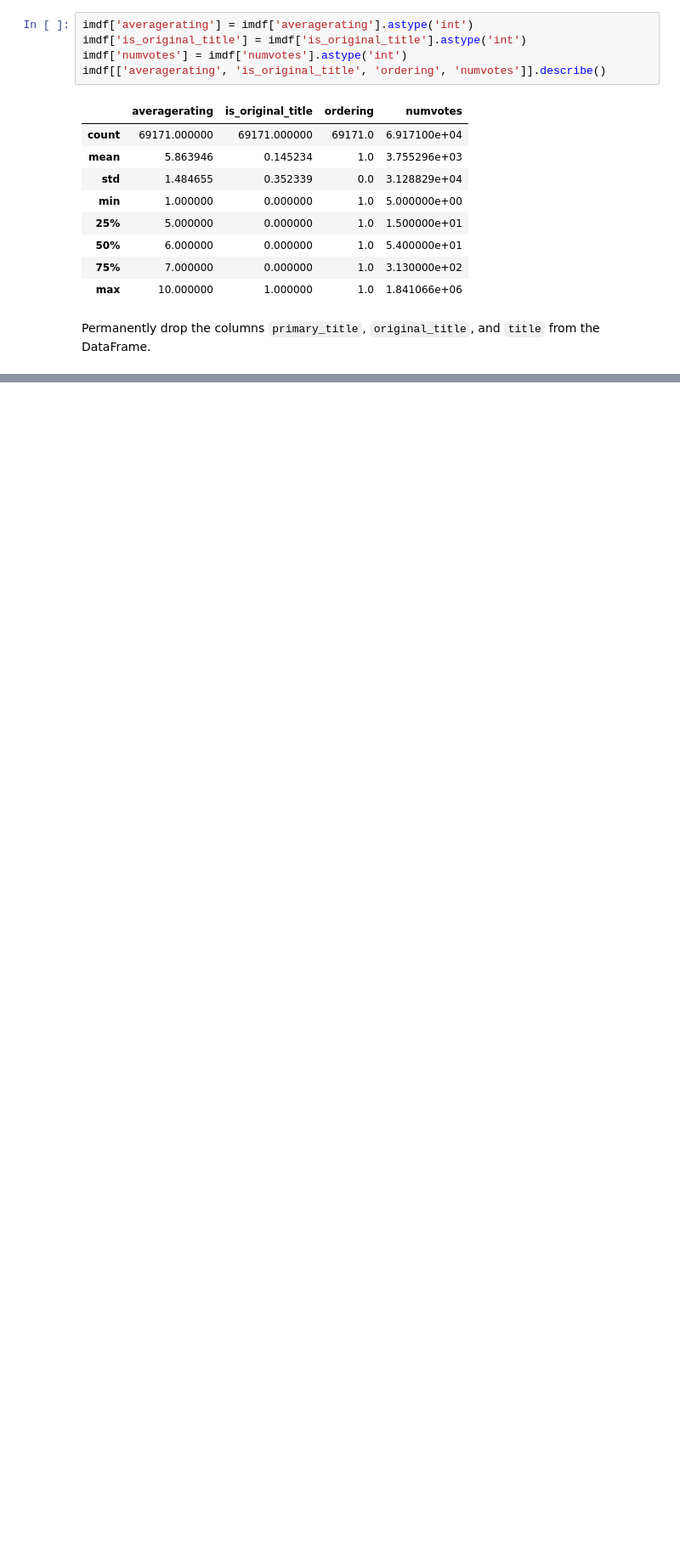
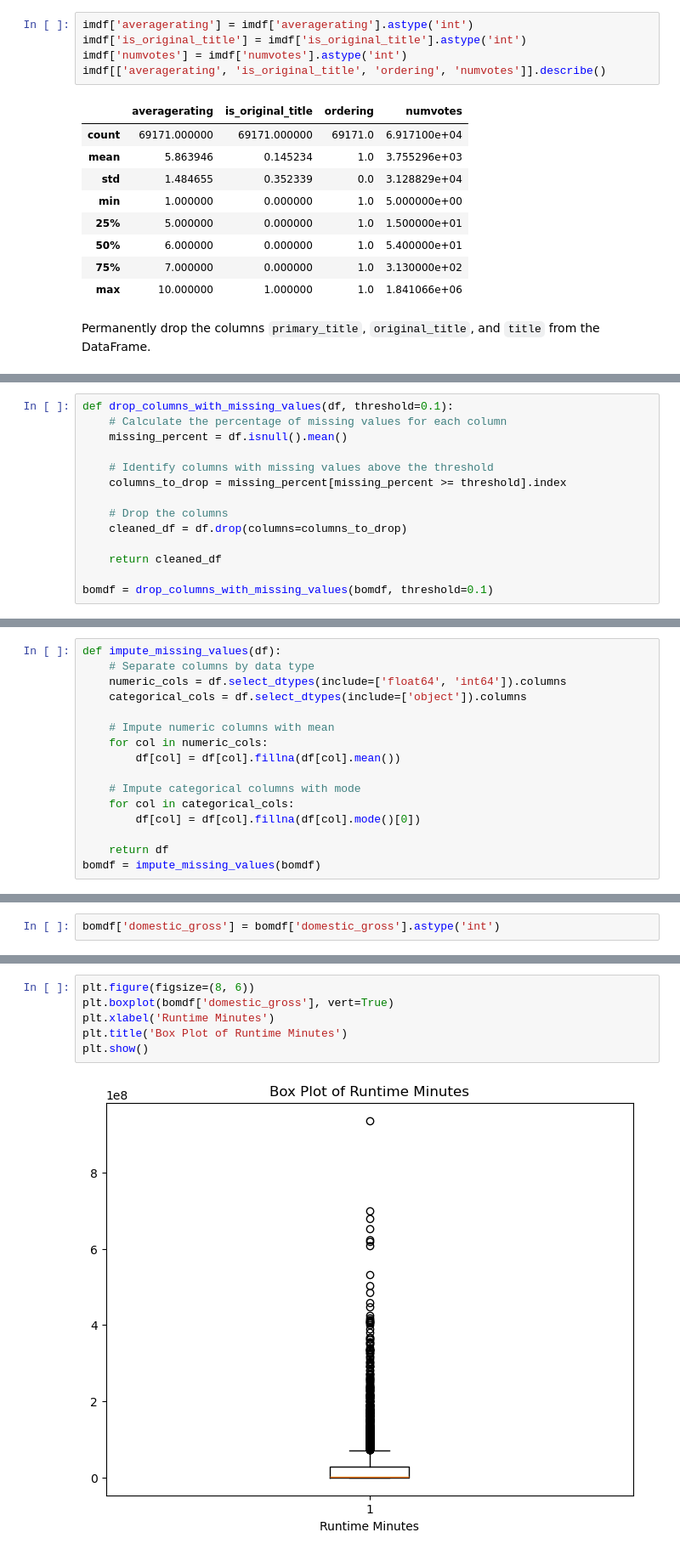
Before and after one commit to Gladwellchebelyon/GROUP7_BOX_OFFICE_MOVIES_ANALYSIS, a Jupyter notebook: student.ipynb, the cells around one changed output, grey strips where cells are left out. Shown at 85% size. Cells and saved outputs as stored; diff of their text form; blank space fills up the shorter version.

```diff
--- a/student.ipynb
+++ b/student.ipynb
@@ -384,0 +729,14 @@ imdf.drop(['primary_title', 'original_title', 'title'], axis=1, inplace=True)
+# %%
+def drop_columns_with_missing_values(df, threshold=0.1):
+    # Calculate the percentage of missing values for each column
+    missing_percent = df.isnull().mean()
+
+    # Identify columns with missing values above the threshold
+    columns_to_drop = missing_percent[missing_percent >= threshold].index
+
+    # Drop the columns
+    cleaned_df = df.drop(columns=columns_to_drop)
+
+    return cleaned_df
+
+bomdf = drop_columns_with_missing_values(bomdf, threshold=0.1)
@@ -384,0 +754,16 @@ imdf.drop(['primary_title', 'original_title', 'title'], axis=1, inplace=True)
+# %%
+def impute_missing_values(df):
+    # Separate columns by data type
+    numeric_cols = df.select_dtypes(include=['float64', 'int64']).columns
+    categorical_cols = df.select_dtypes(include=['object']).columns
+
+    # Impute numeric columns with mean
+    for col in numeric_cols:
+        df[col] = df[col].fillna(df[col].mean())
+
+    # Impute categorical columns with mode
+    for col in categorical_cols:
+        df[col] = df[col].fillna(df[col].mode()[0])
+
+    return df
+bomdf = impute_missing_values(bomdf)
@@ -384,0 +781,2 @@ imdf.drop(['primary_title', 'original_title', 'title'], axis=1, inplace=True)
+# %%
+bomdf['domestic_gross'] = bomdf['domestic_gross'].astype('int')
@@ -384,0 +795,8 @@ imdf.drop(['primary_title', 'original_title', 'title'], axis=1, inplace=True)
+# %%
+plt.figure(figsize=(8, 6))
+plt.boxplot(bomdf['domestic_gross'], vert=True)
+plt.xlabel('Runtime Minutes')
+plt.title('Box Plot of Runtime Minutes')
+plt.show()
+# %% [output]
+[figure, added]
```
Also changed, not shown: parts of 136 cells of this notebook.
